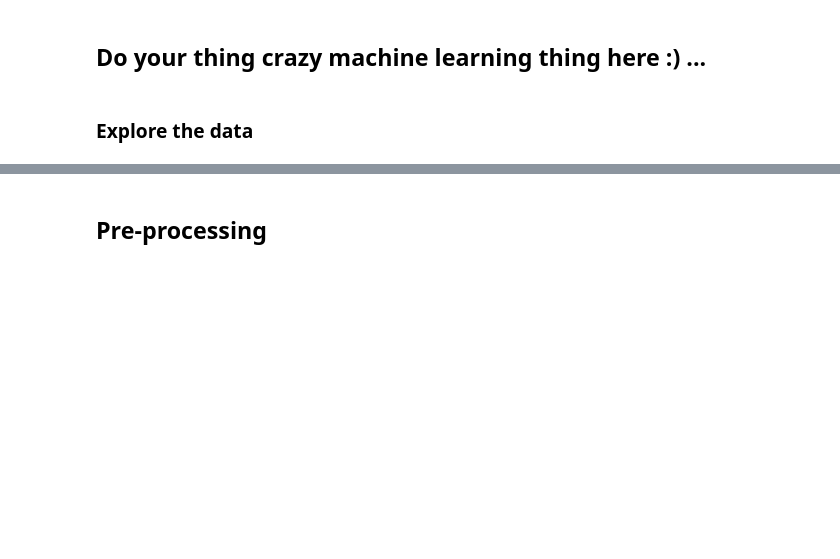
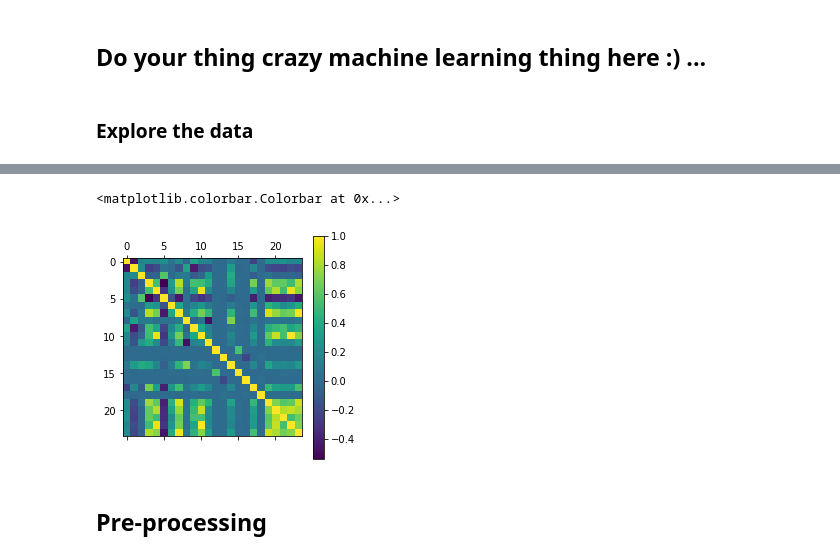
Before and after one commit to AndresMontero/ML_2019_EPFL, a Jupyter notebook: projects/project1/scripts/project1.ipynb, the cells around one changed output, grey strips where cells are left out. Drawn from its saved outputs; the diff is of its cells as text; code cells hidden in the pictures; blank space fills up the shorter version.

```diff
--- a/projects/project1/scripts/project1.ipynb
+++ b/projects/project1/scripts/project1.ipynb
@@ -60,3 +46,9 @@ array([[ 1.00000000e+00, -4.55754982e-01,  1.68547985e-01,
+# %%
+plt.matshow(np.corrcoef(tX_uncorr,rowvar=False))
+plt.colorbar()
+# %% [output]
+<matplotlib.colorbar.Colorbar at 0x...>
+[figure, added]
 # %% [markdown]
 ## Pre-processing
 # %%
```
Also changed, not shown: parts of 33 cells of this notebook.
